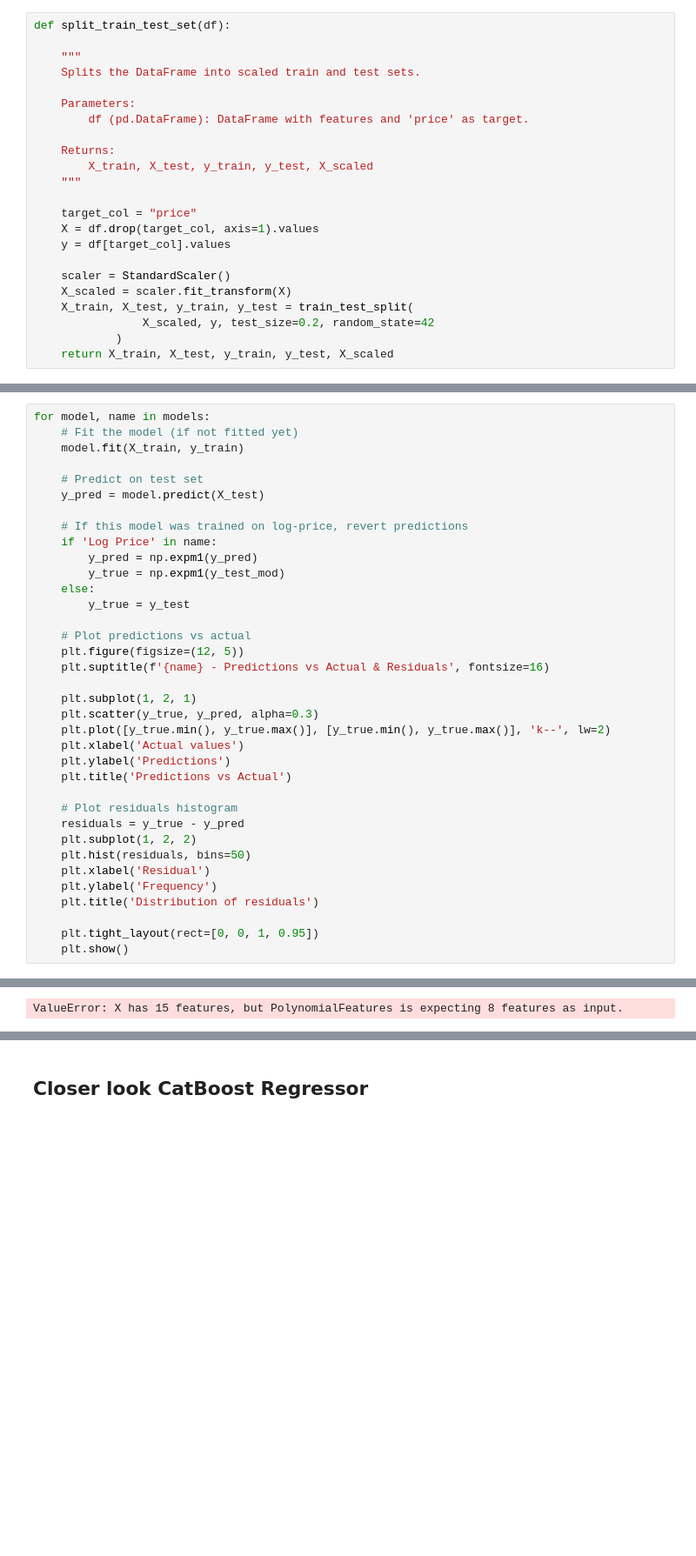
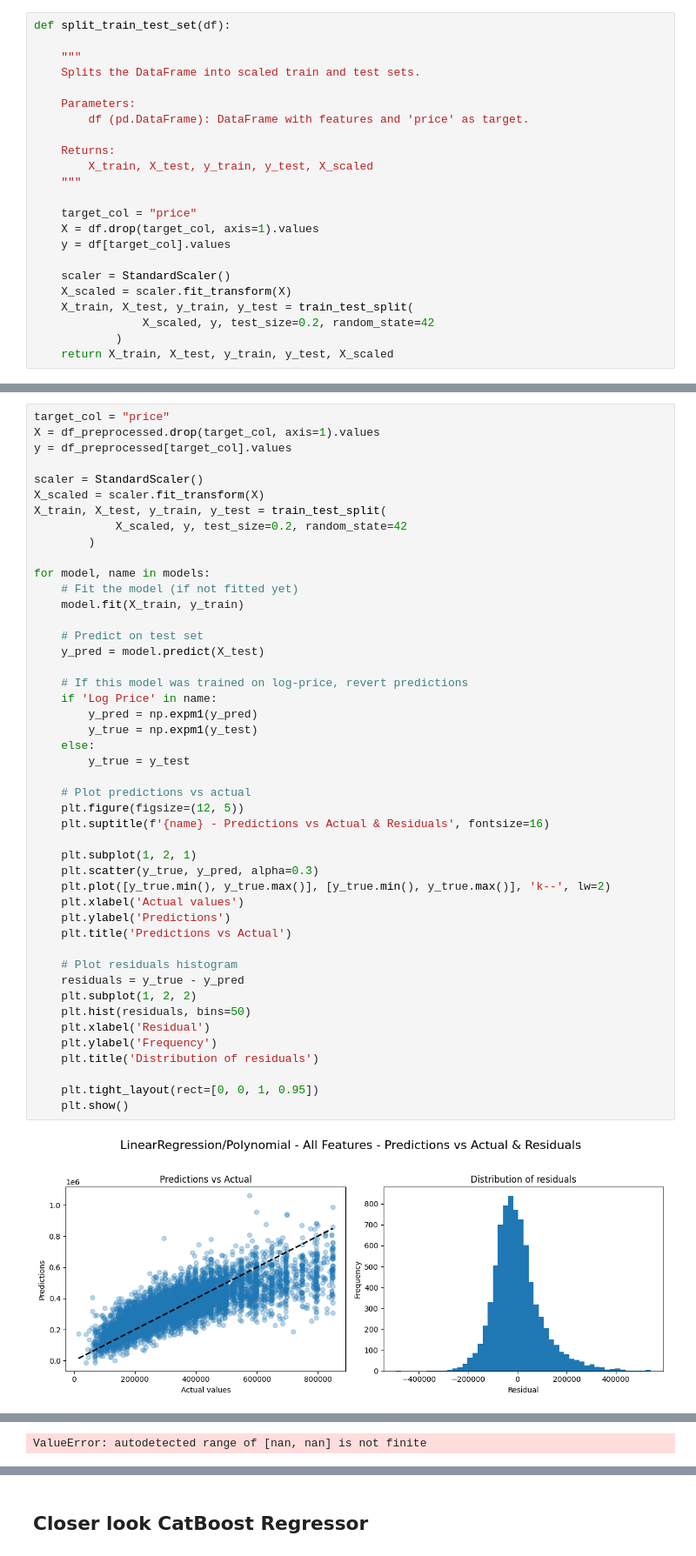
Before and after one commit to Manu1175/challenge-regression, a Jupyter notebook: model_evaluation.ipynb, the cells around one changed output, grey strips where cells are left out. Shown at 87% size. Cells and saved outputs as stored; diff of their text form; blank space fills up the shorter version.

```diff
--- a/model_evaluation.ipynb
+++ b/model_evaluation.ipynb
@@ -223,6 +213,16 @@ fig.show()
 # %% [output]
 [interactive output not drawn]
 # %%
+target_col = "price"
+X = df_preprocessed.drop(target_col, axis=1).values
+y = df_preprocessed[target_col].values
+
+scaler = StandardScaler()
+X_scaled = scaler.fit_transform(X)
+X_train, X_test, y_train, y_test = train_test_split(
+            X_scaled, y, test_size=0.2, random_state=42
+        )
+
 for model, name in models:
     # Fit the model (if not fitted yet)
     model.fit(X_train, y_train)
@@ -231,31 +231,32 @@ for model, name in models:
     y_pred = model.predict(X_test)
 
     # If this model was trained on log-price, revert predictions
     if 'Log Price' in name:
         y_pred = np.expm1(y_pred)
-        y_true = np.expm1(y_test_mod)
+        y_true = np.expm1(y_test)
     else:
         y_true = y_test
 
     # Plot predictions vs actual
     plt.figure(figsize=(12, 5))
     plt.suptitle(f'{name} - Predictions vs Actual & Residuals', fontsize=16)
 
     plt.subplot(1, 2, 1)
     plt.scatter(y_true, y_pred, alpha=0.3)
     plt.plot([y_true.min(), y_true.max()], [y_true.min(), y_true.max()], 'k--', lw=2)
     plt.xlabel('Actual values')
     plt.ylabel('Predictions')
     plt.title('Predictions vs Actual')
 
     # Plot residuals histogram
     residuals = y_true - y_pred
     plt.subplot(1, 2, 2)
     plt.hist(residuals, bins=50)
     plt.xlabel('Residual')
     plt.ylabel('Frequency')
     plt.title('Distribution of residuals')
 
     plt.tight_layout(rect=[0, 0, 1, 0.95])
     plt.show()
 # %% [output]
+[figure, added]
@@ -262 +270 @@ for model, name in models:
-ValueError: X has 15 features, but PolynomialFeatures is expecting 8 features as input.
+ValueError: autodetected range of [nan, nan] is not finite
```
Also changed, not shown: parts of 8 cells of this notebook.
